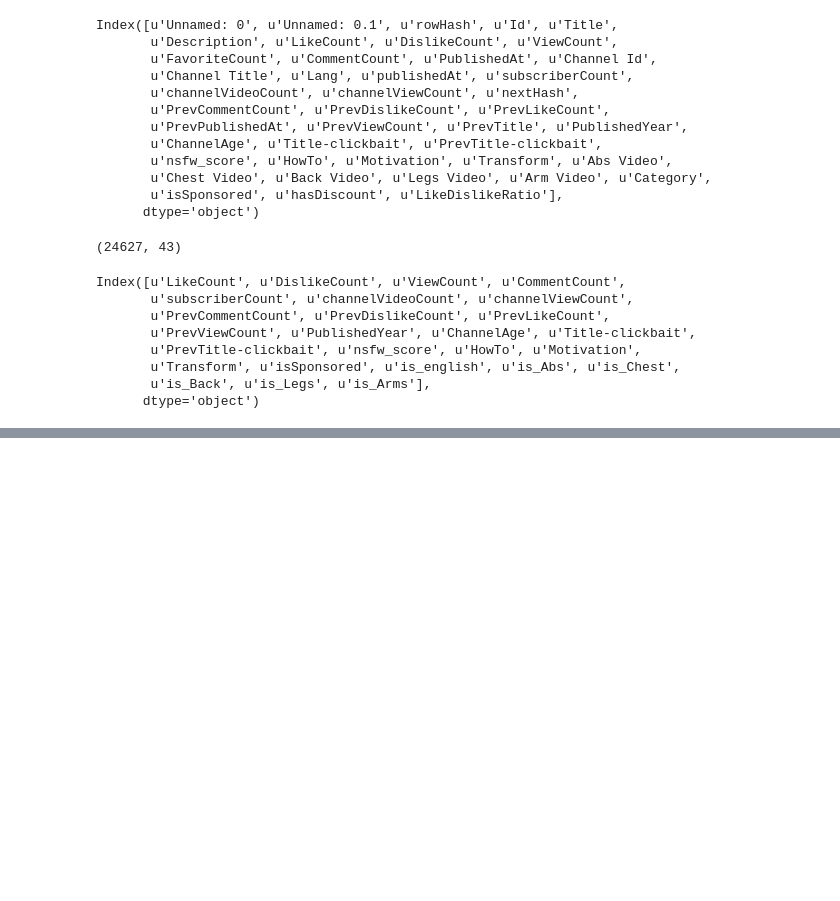
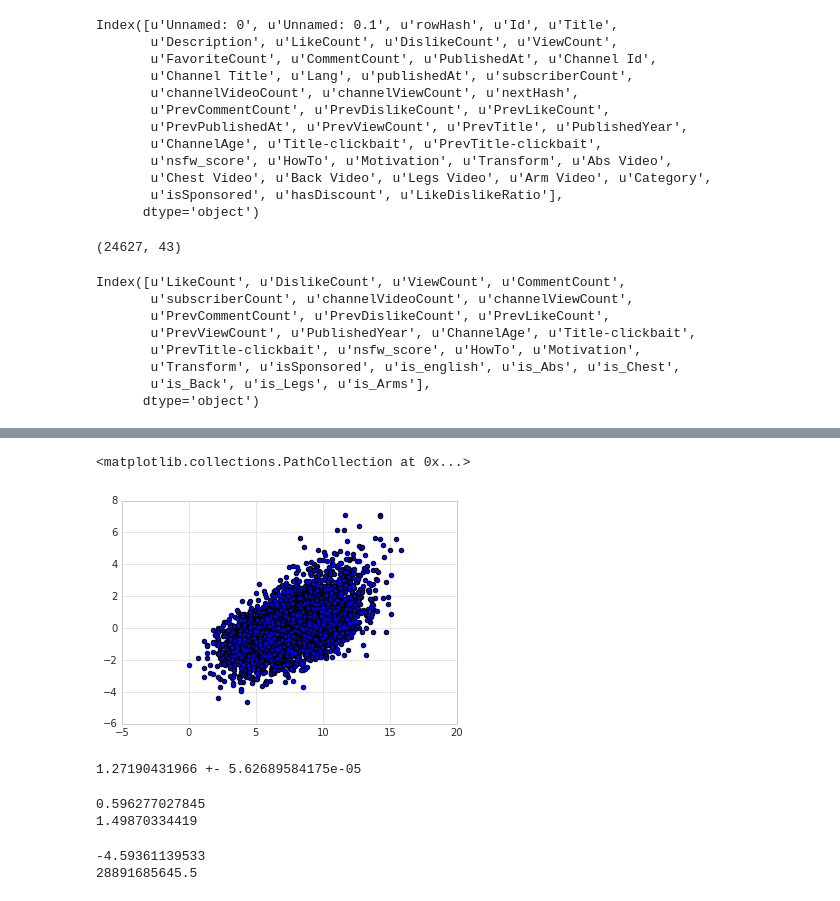
Before and after one commit to allenwang28/YouTube-Virality-Predictor, a Jupyter notebook: notebooks/Categorical Analysis2.ipynb, the cells around one changed output, grey strips where cells are left out. Saved outputs shown, nothing was run; the diff lists cells and outputs as text; code cells hidden in the pictures; blank space fills up the shorter version.

```diff
--- a/notebooks/Categorical Analysis2.ipynb
+++ b/notebooks/Categorical Analysis2.ipynb
@@ -387,0 +387,30 @@ sns.distplot(residuals)
+# %%
+plt.scatter(np.array(test_y), residuals)
+# %% [output]
+<matplotlib.collections.PathCollection at 0x...>
+[figure, added]
+# %%
+from sklearn.model_selection import cross_val_score
+
+X_validate = X
+X_validate['ChannelAge'] = X_validate['ChannelAge'].astype(int)
+X_validate['PublishedYear'] = X_validate['PublishedYear'].astype(int)
+cv = cross_val_score(XGBRegressor(), X_validate, y, scoring='neg_mean_squared_error')
+cv = np.sqrt(-cv)
+print "{0} +- {1}".format(cv.mean(), cv.var())
+# %% [output]
+1.27190431966 +- 5.62689584175e-05
+# %%
+from sklearn.metrics import mean_squared_error, r2_score
+
+print r2_score(y_pred, test_y)
+print mean_squared_error(y_pred, test_y)
+# %% [output]
+0.596277027845
+1.49870334419
+# %%
+print r2_score(np.exp(y_pred), np.exp(test_y))
+print mean_squared_error(np.exp(y_pred), np.exp(test_y))
+# %% [output]
+-4.59361139533
+28891685645.5
```
Also changed, not shown: parts of 7 cells of this notebook.
